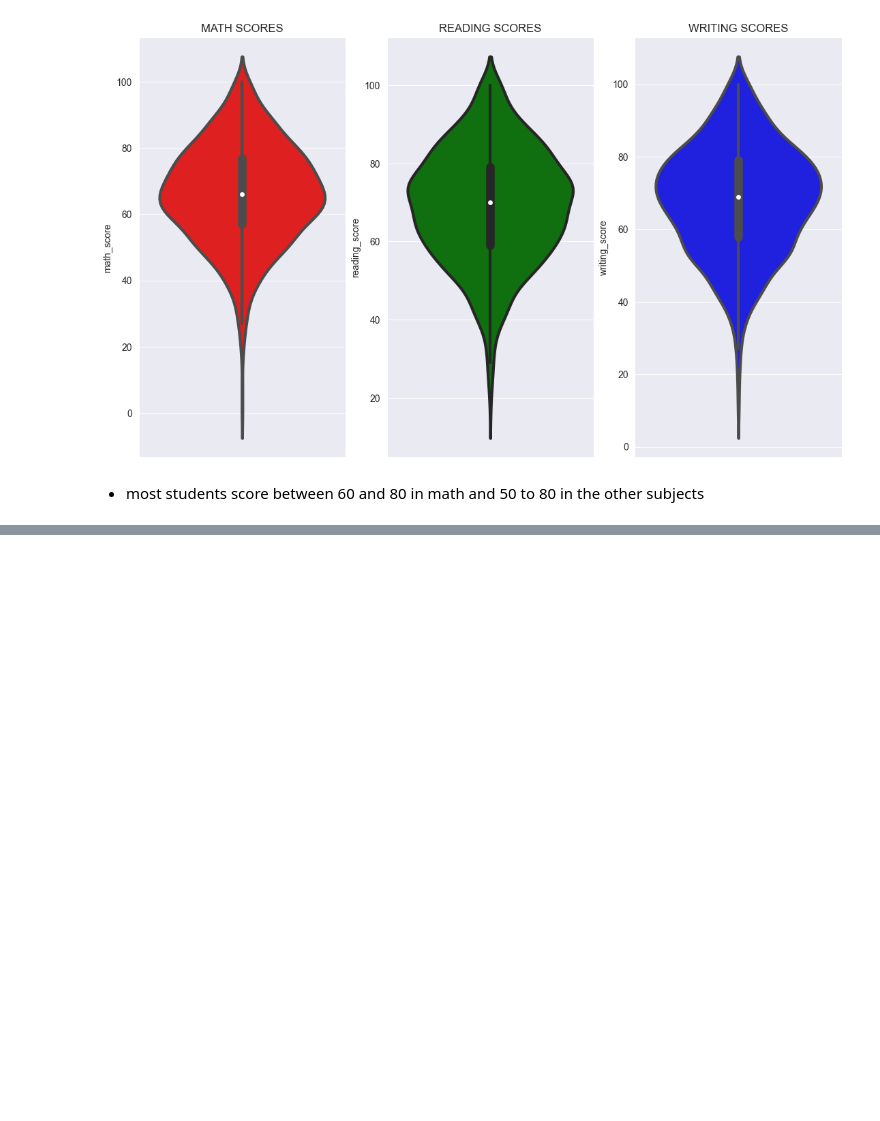
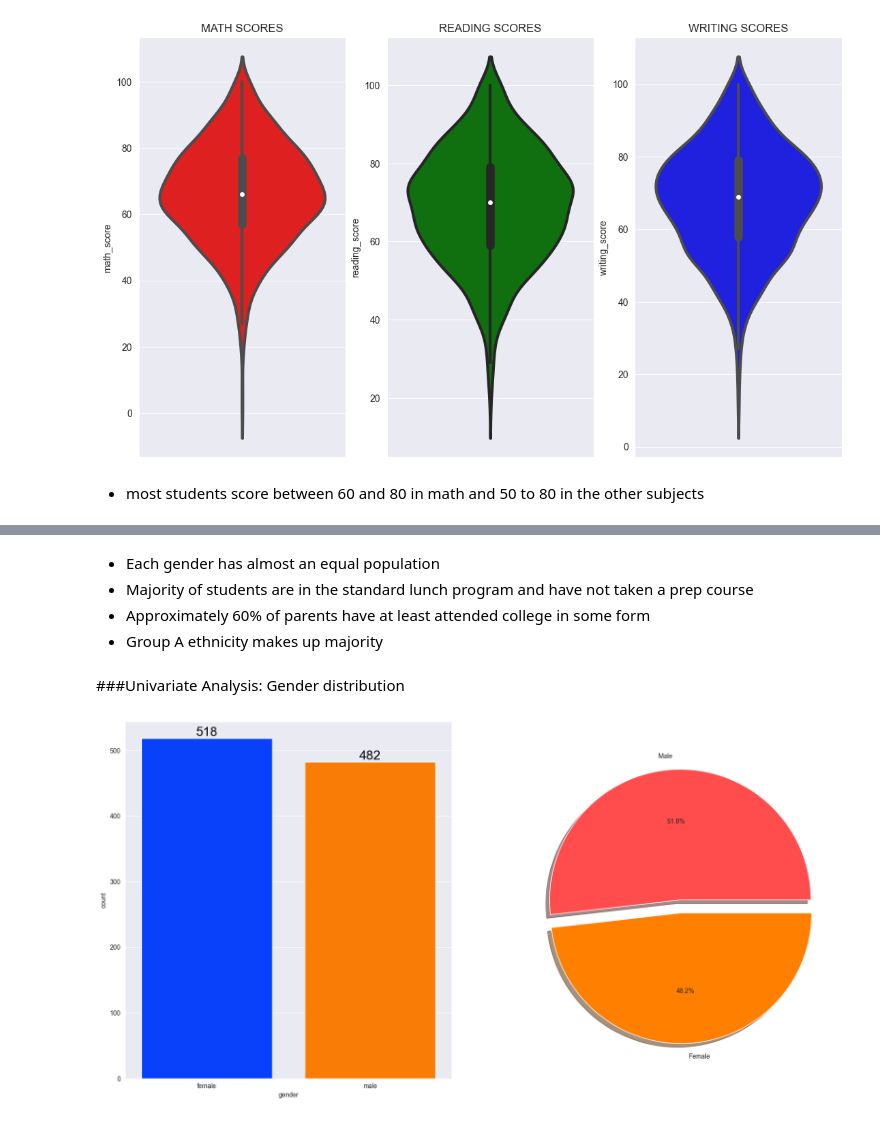
Before and after one commit to Marquis-Lardinois/Machine_Learning_Project1, a Jupyter notebook: notebook/EDA_STUDENT_PERFORMANCE.ipynb, the cells around one changed output, grey strips where cells are left out. Saved outputs shown, nothing was run; the diff lists cells and outputs as text; code cells hidden in the pictures; blank space fills up the shorter version.

```diff
--- a/notebook/EDA_STUDENT_PERFORMANCE.ipynb
+++ b/notebook/EDA_STUDENT_PERFORMANCE.ipynb
@@ -254,0 +319,17 @@ plt.show()
+# %% [markdown]
+- Each gender has almost an equal population
+- Majority of students are in the standard lunch program and have not taken a prep course
+- Approximately 60% of parents have at least attended college in some form
+- Group A ethnicity makes up majority
+# %% [markdown]
+###Univariate Analysis: Gender distribution
+# %%
+f,ax=plt.subplots(1,2,figsize=(20,10))
+sns.countplot(x=df['gender'],data=df,palette ='bright',ax=ax[0],saturation=0.95)
+for container in ax[0].containers:
+    ax[0].bar_label(container,color='black',size=20)
+
+plt.pie(x=df['gender'].value_counts(),labels=['Male','Female'],explode=[0,0.1],autopct='%1.1f%%',shadow=True,colors=['#ff4d4d','#ff8000'])
+plt.show()
+# %% [output]
+[figure, added]
```
Also changed, not shown: parts of 10 cells of this notebook.
